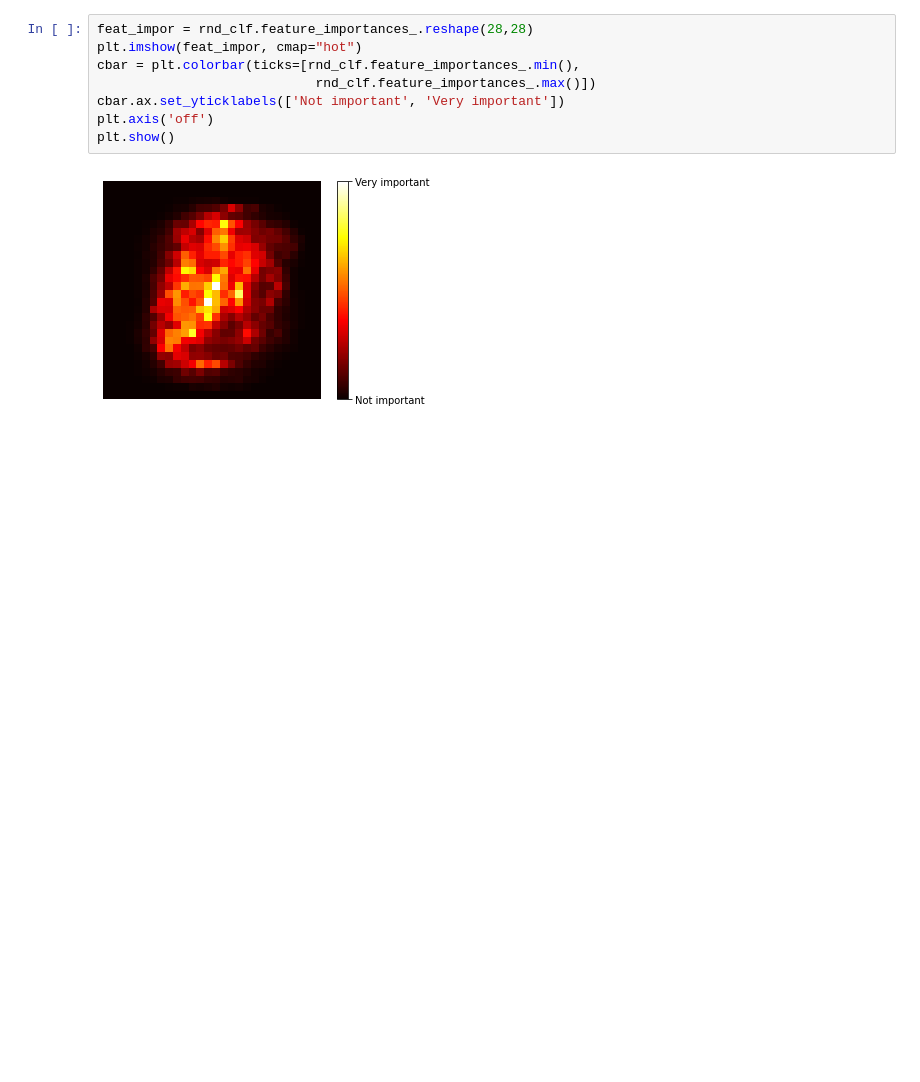
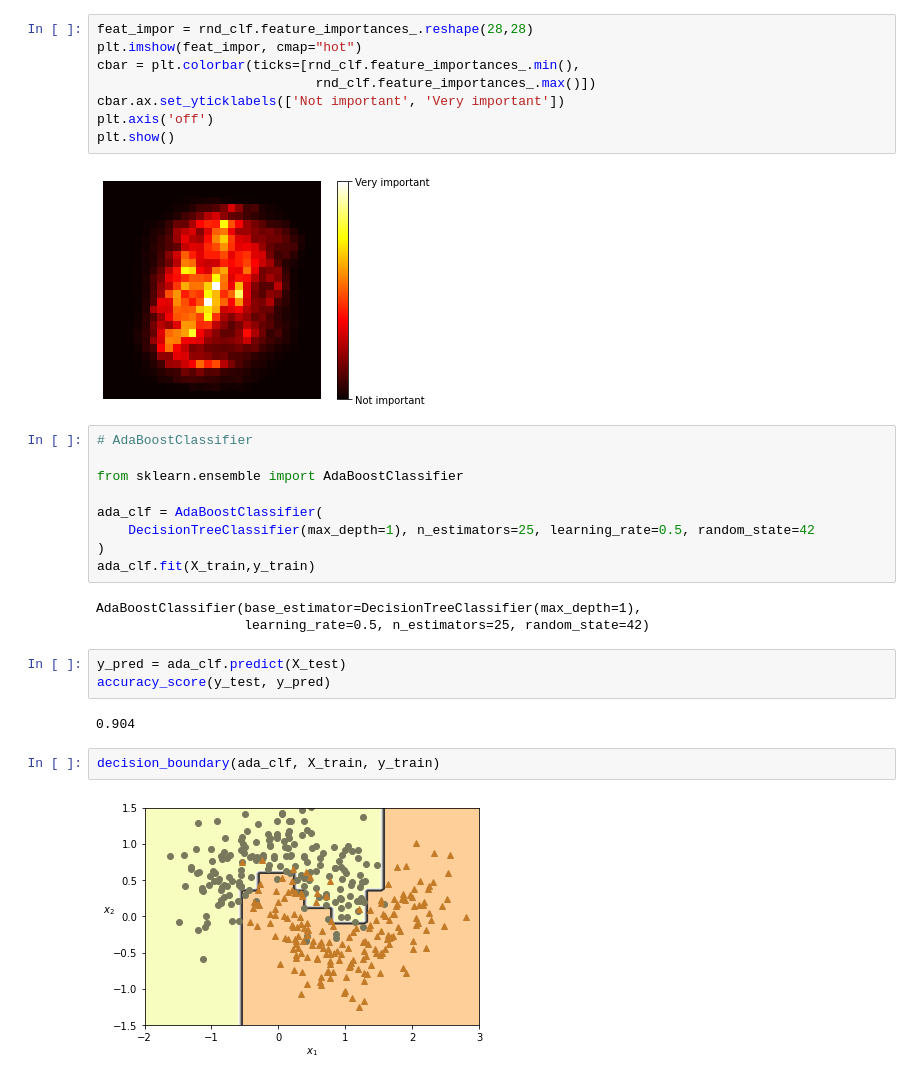
Before and after one commit to tcarr032/Random-Forest-and-Ensembles, a Jupyter notebook: Ensemble_Rand_Forest.ipynb, the cells around one changed output. Drawn from its saved outputs; the diff is of its cells as text; blank space fills up the shorter version.

Commit message:
added boosting, and stacking with visuals

```diff
--- a/Ensemble_Rand_Forest.ipynb
+++ b/Ensemble_Rand_Forest.ipynb
@@ -163,3 +163,24 @@ plt.axis('off')
 plt.show()
 # %% [output]
 [figure]
+# %%
+# AdaBoostClassifier
+
+from sklearn.ensemble import AdaBoostClassifier
+
+ada_clf = AdaBoostClassifier(
+    DecisionTreeClassifier(max_depth=1), n_estimators=25, learning_rate=0.5, random_state=42
+)
+ada_clf.fit(X_train,y_train)
+# %% [output]
+AdaBoostClassifier(base_estimator=DecisionTreeClassifier(max_depth=1),
+                   learning_rate=0.5, n_estimators=25, random_state=42)
+# %%
+y_pred = ada_clf.predict(X_test)
+accuracy_score(y_test, y_pred)
+# %% [output]
+0.904
+# %%
+decision_boundary(ada_clf, X_train, y_train)
+# %% [output]
+[figure, added]
```
Also changed, not shown: parts of 13 cells of this notebook.
